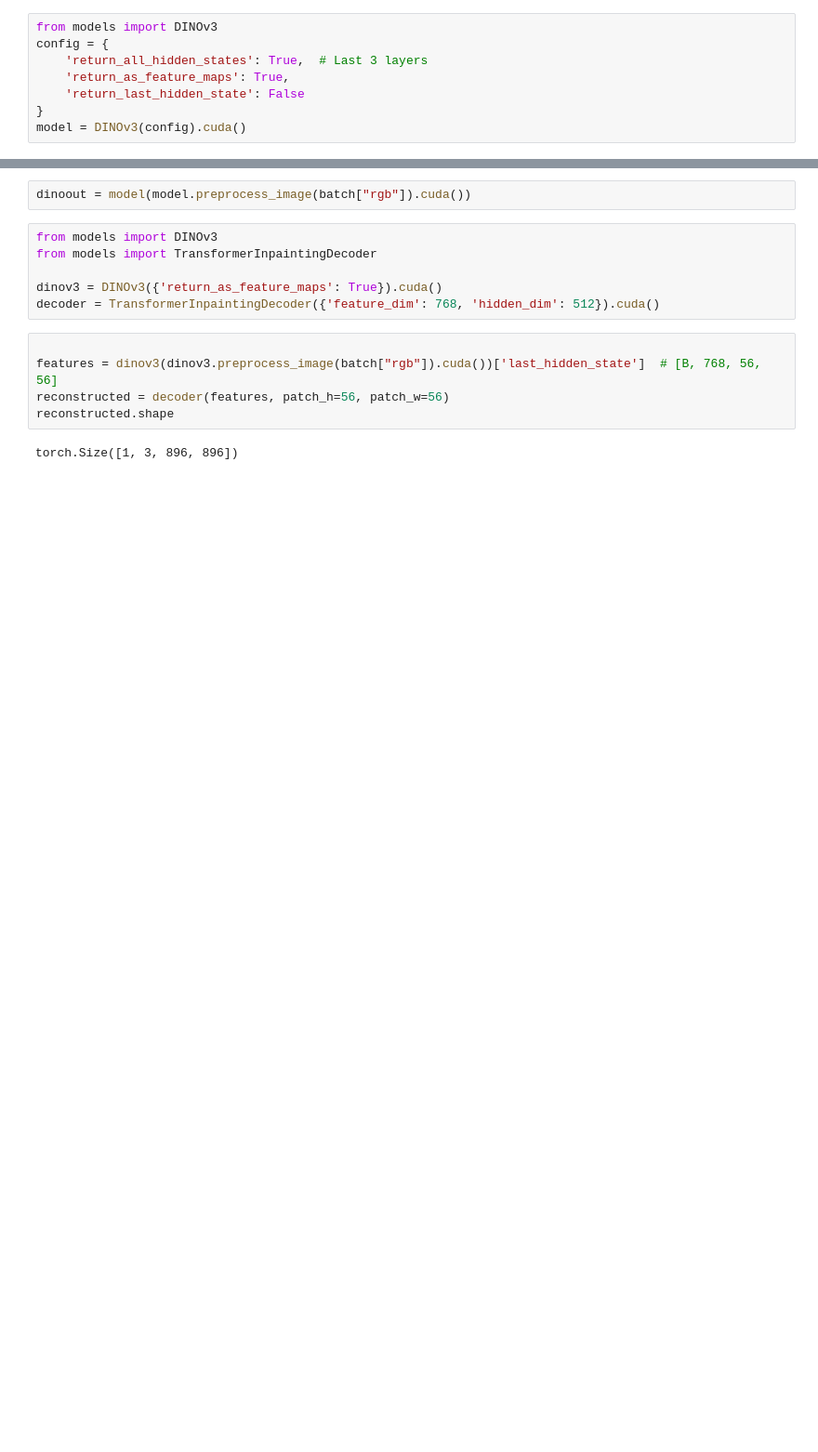
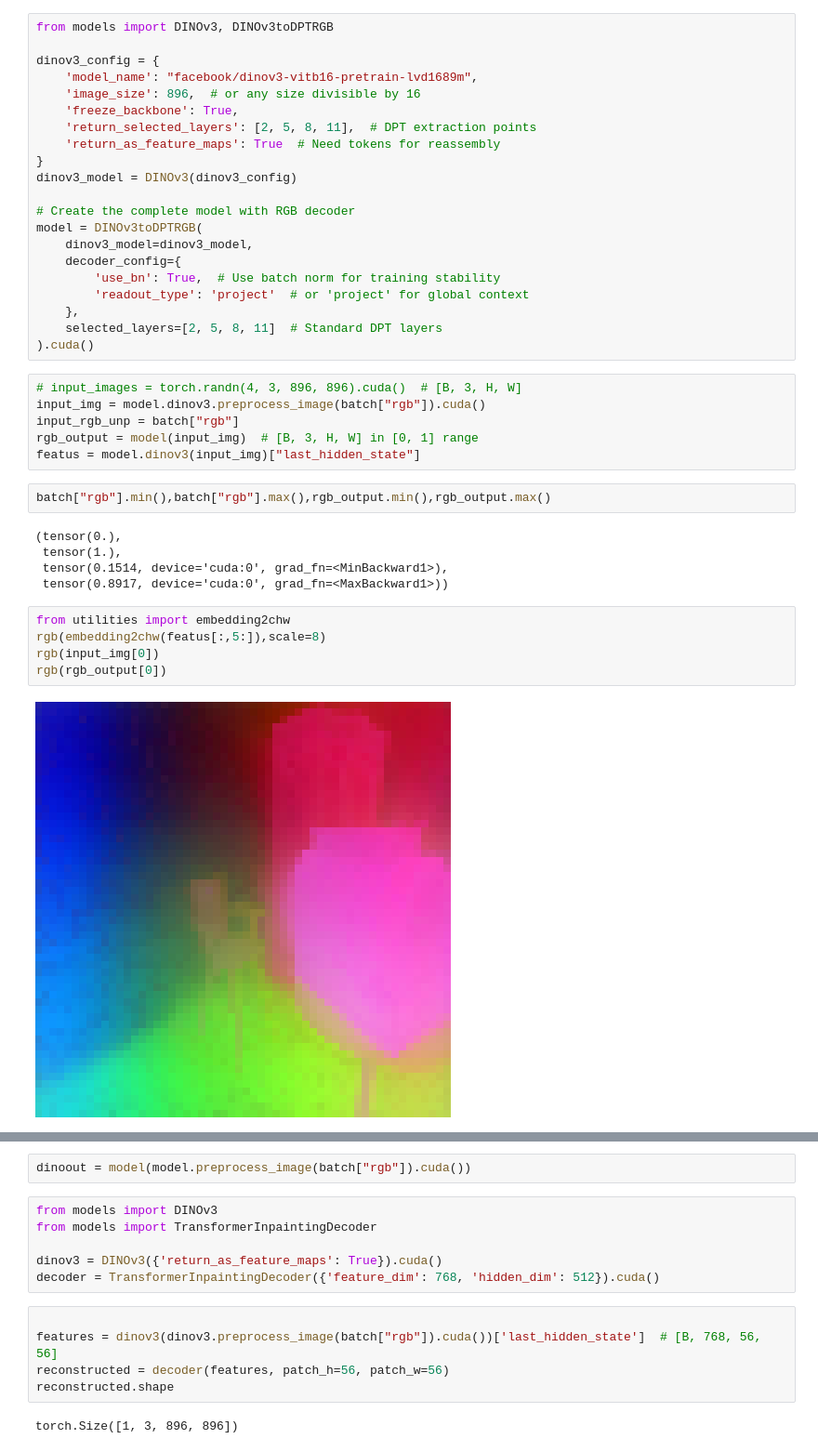
Before and after one commit to alberto-rota/UnReflectAnything, a Jupyter notebook: sandboxes/dinov3tster.ipynb, the cells around one changed output, grey strips where cells are left out. Shown at 93% size. Cells and saved outputs as stored; diff of their text form; blank space fills up the shorter version.

Commit message:
Training autoencoder from DINOv3 and 3-channels DPT-like decoder

```diff
--- a/sandboxes/dinov3tster.ipynb
+++ b/sandboxes/dinov3tster.ipynb
@@ -45,8 +40,41 @@ The autoreload extension is already loaded. To reload it, use:
-# %%
-from models import DINOv3
-config = {
-    'return_all_hidden_states': True,  # Last 3 layers
-    'return_as_feature_maps': True,
-    'return_last_hidden_state': False
-}
-model = DINOv3(config).cuda()
+# %%
+from models import DINOv3, DINOv3toDPTRGB
+
+dinov3_config = {
+    'model_name': "facebook/dinov3-vitb16-pretrain-lvd1689m",
+    'image_size': 896,  # or any size divisible by 16
+    'freeze_backbone': True,
+    'return_selected_layers': [2, 5, 8, 11],  # DPT extraction points
+    'return_as_feature_maps': True  # Need tokens for reassembly
+}
+dinov3_model = DINOv3(dinov3_config)
+
+# Create the complete model with RGB decoder
+model = DINOv3toDPTRGB(
+    dinov3_model=dinov3_model,
+    decoder_config={
+        'use_bn': True,  # Use batch norm for training stability
+        'readout_type': 'project'  # or 'project' for global context
+    },
+    selected_layers=[2, 5, 8, 11]  # Standard DPT layers
+).cuda()
+# %%
+# input_images = torch.randn(4, 3, 896, 896).cuda()  # [B, 3, H, W]
+input_img = model.dinov3.preprocess_image(batch["rgb"]).cuda()
+input_rgb_unp = batch["rgb"]
+rgb_output = model(input_img)  # [B, 3, H, W] in [0, 1] range
+featus = model.dinov3(input_img)["last_hidden_state"]
+# %%
+batch["rgb"].min(),batch["rgb"].max(),rgb_output.min(),rgb_output.max()
+# %% [output]
+(tensor(0.),
+ tensor(1.),
+ tensor(0.1514, device='cuda:0', grad_fn=<MinBackward1>),
+ tensor(0.8917, device='cuda:0', grad_fn=<MaxBackward1>))
+# %%
+from utilities import embedding2chw
+rgb(embedding2chw(featus[:,5:]),scale=8)
+rgb(input_img[0])
+rgb(rgb_output[0])
+# %% [output]
+[figure, added]
```
Also changed, not shown: parts of 3 cells of this notebook, 6 other files.
